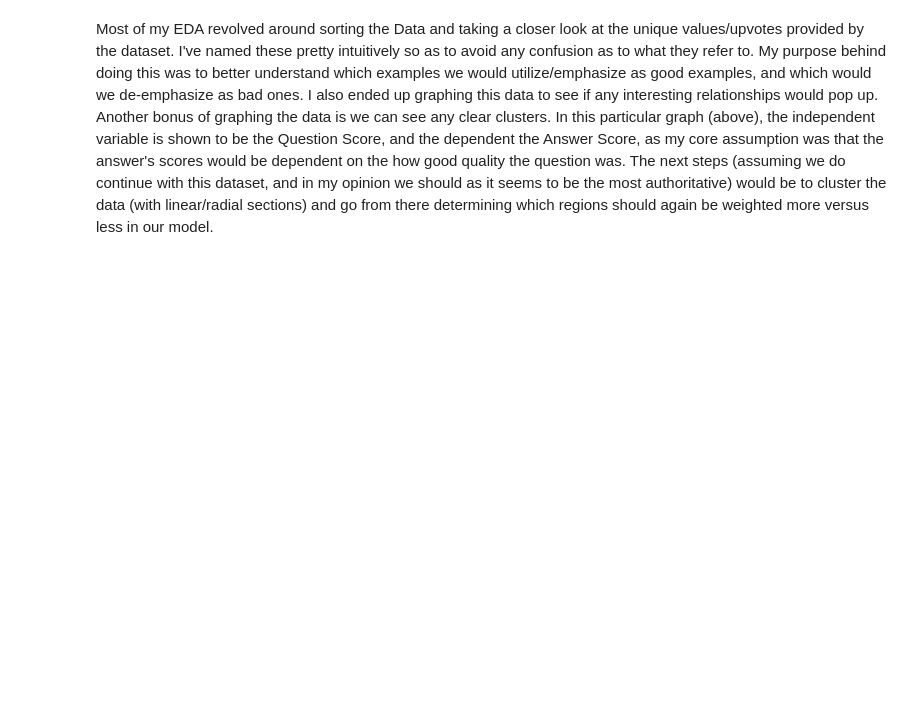
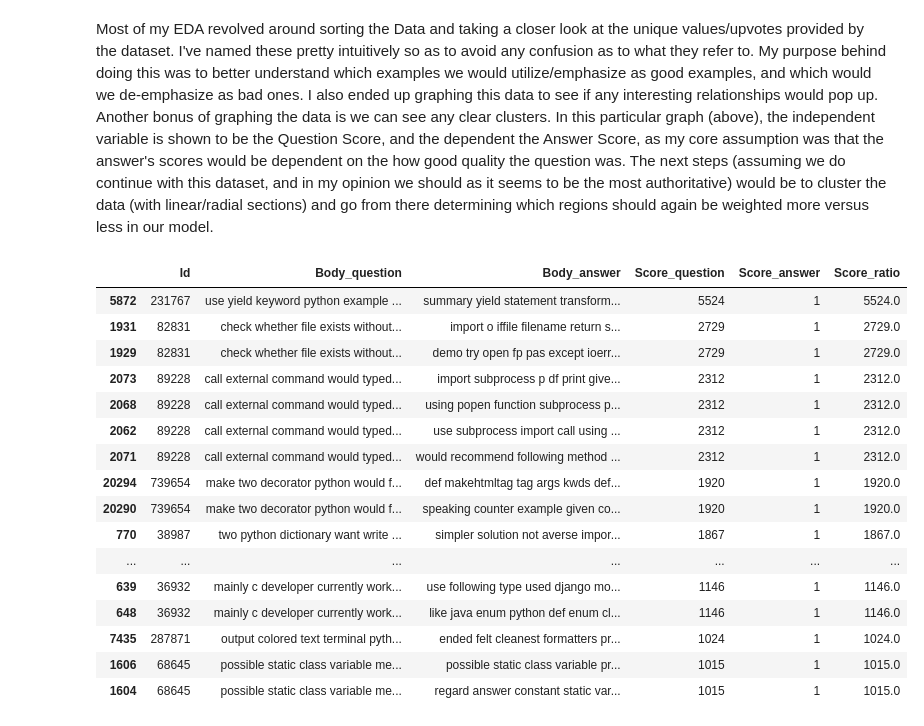
Before and after one commit to v1zhu/Stackbot-DS3, a Jupyter notebook: Ratuls_Data_Exploration.ipynb, the cells around one changed output. Drawn from its saved outputs; the diff is of its cells as text; code cells hidden in the pictures; blank space fills up the shorter version.

```diff
--- a/Ratuls_Data_Exploration.ipynb
+++ b/Ratuls_Data_Exploration.ipynb
@@ -215,0 +218,22 @@ Most of my EDA revolved around sorting the Data and taking a closer look at the
+# %%
+Raw_Scores_Ratios_Sorted = df[["Id","Body_question","Body_answer","Score_question","Score_answer","Score_ratio"]].sort_values(by="Score_ratio", ascending=False)
+# %%
+Raw_Scores_Ratios_Sorted.head(50)
+# %% [output]
+|  | Id | Body_question | Body_answer | Score_question | Score_answer | Score_ratio |
+| 5872 | 231767 | use yield keyword python example ... | summary yield statement transform... | 5524 | 1 | 5524.0 |
+| 1931 | 82831 | check whether file exists without... | import o iffile filename return s... | 2729 | 1 | 2729.0 |
+| 1929 | 82831 | check whether file exists without... | demo try open fp pas except ioerr... | 2729 | 1 | 2729.0 |
+| 2073 | 89228 | call external command would typed... | import subprocess p df print give... | 2312 | 1 | 2312.0 |
+| 2068 | 89228 | call external command would typed... | using popen function subprocess p... | 2312 | 1 | 2312.0 |
+| 2062 | 89228 | call external command would typed... | use subprocess import call using ... | 2312 | 1 | 2312.0 |
+| 2071 | 89228 | call external command would typed... | would recommend following method ... | 2312 | 1 | 2312.0 |
+| 20294 | 739654 | make two decorator python would f... | def makehtmltag tag args kwds def... | 1920 | 1 | 1920.0 |
+| 20290 | 739654 | make two decorator python would f... | speaking counter example given co... | 1920 | 1 | 1920.0 |
+| 770 | 38987 | two python dictionary want write ... | simpler solution not averse impor... | 1867 | 1 | 1867.0 |
+| ... | ... | ... | ... | ... | ... | ... |
+| 639 | 36932 | mainly c developer currently work... | use following type used django mo... | 1146 | 1 | 1146.0 |
+| 648 | 36932 | mainly c developer currently work... | like java enum python def enum cl... | 1146 | 1 | 1146.0 |
+| 7435 | 287871 | output colored text terminal pyth... | ended felt cleanest formatters pr... | 1024 | 1 | 1024.0 |
+| 1606 | 68645 | possible static class variable me... | possible static class variable pr... | 1015 | 1 | 1015.0 |
+| 1604 | 68645 | possible static class variable me... | regard answer constant static var... | 1015 | 1 | 1015.0 |
```
Also changed, not shown: parts of 8 cells of this notebook.
